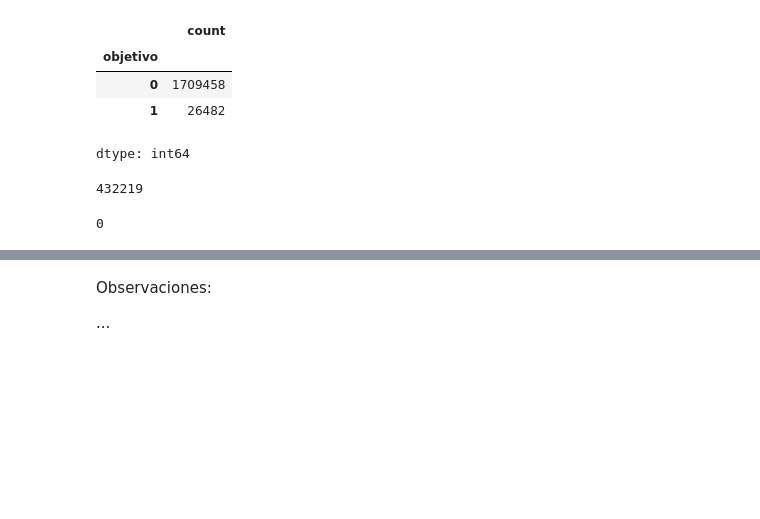
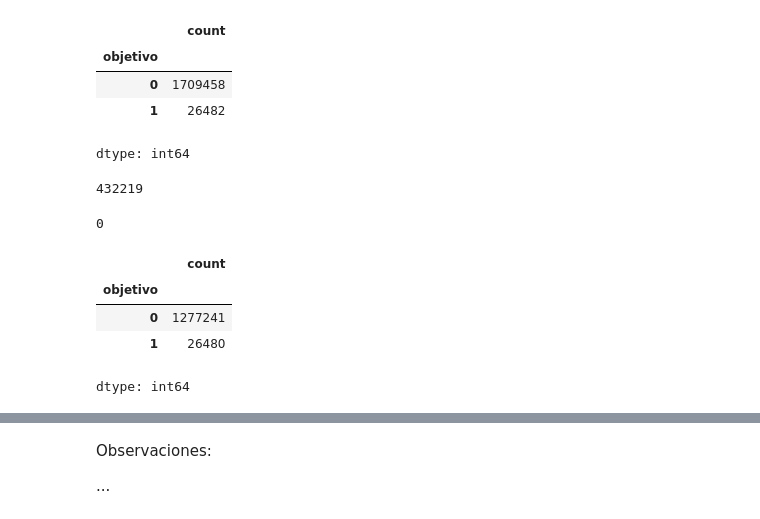
Before and after one commit to Sergius-DS/elecciOn_datasets, a Jupyter notebook: buscar_datasets_s19.ipynb, the cells around one changed output, grey strips where cells are left out. Cells and saved outputs as stored; diff of their text form; code cells hidden in the pictures; blank space fills up the shorter version.

```diff
--- a/buscar_datasets_s19.ipynb
+++ b/buscar_datasets_s19.ipynb
@@ -110,3 +169,12 @@ diabetes_no_duplicados = diabetes.drop_duplicates(keep='first')
 diabetes_no_duplicados.duplicated().sum()
 # %% [output]
 0
+# %%
+# distribución de valores en la variable
+diabetes_no_duplicados['objetivo'].value_counts()
+# %% [output]
+|  | count |
+| objetivo |  |
+| 0 | 1277241 |
+| 1 | 26480 |
+dtype: int64
```
Also changed, not shown: parts of 10 cells of this notebook.
